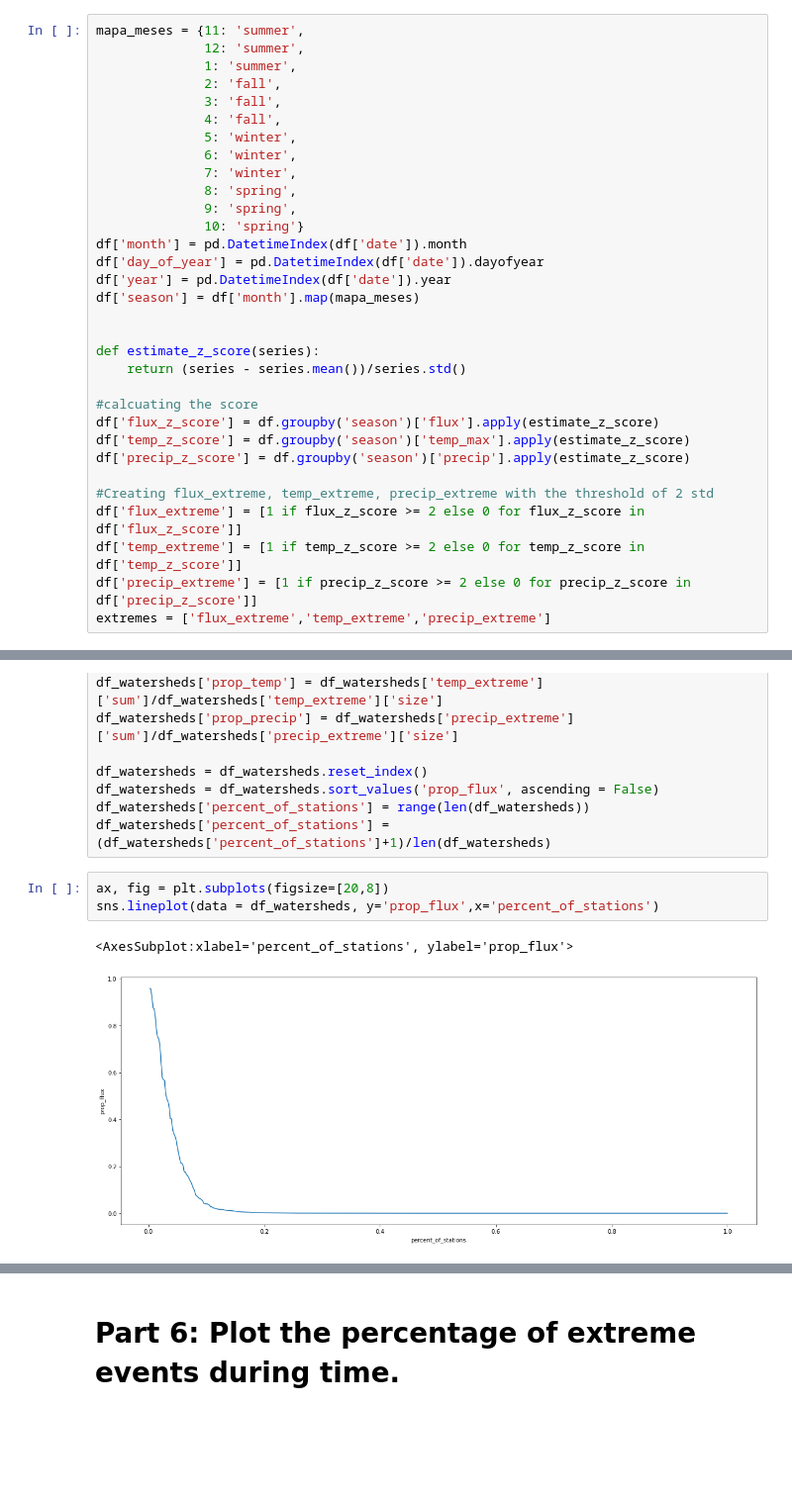
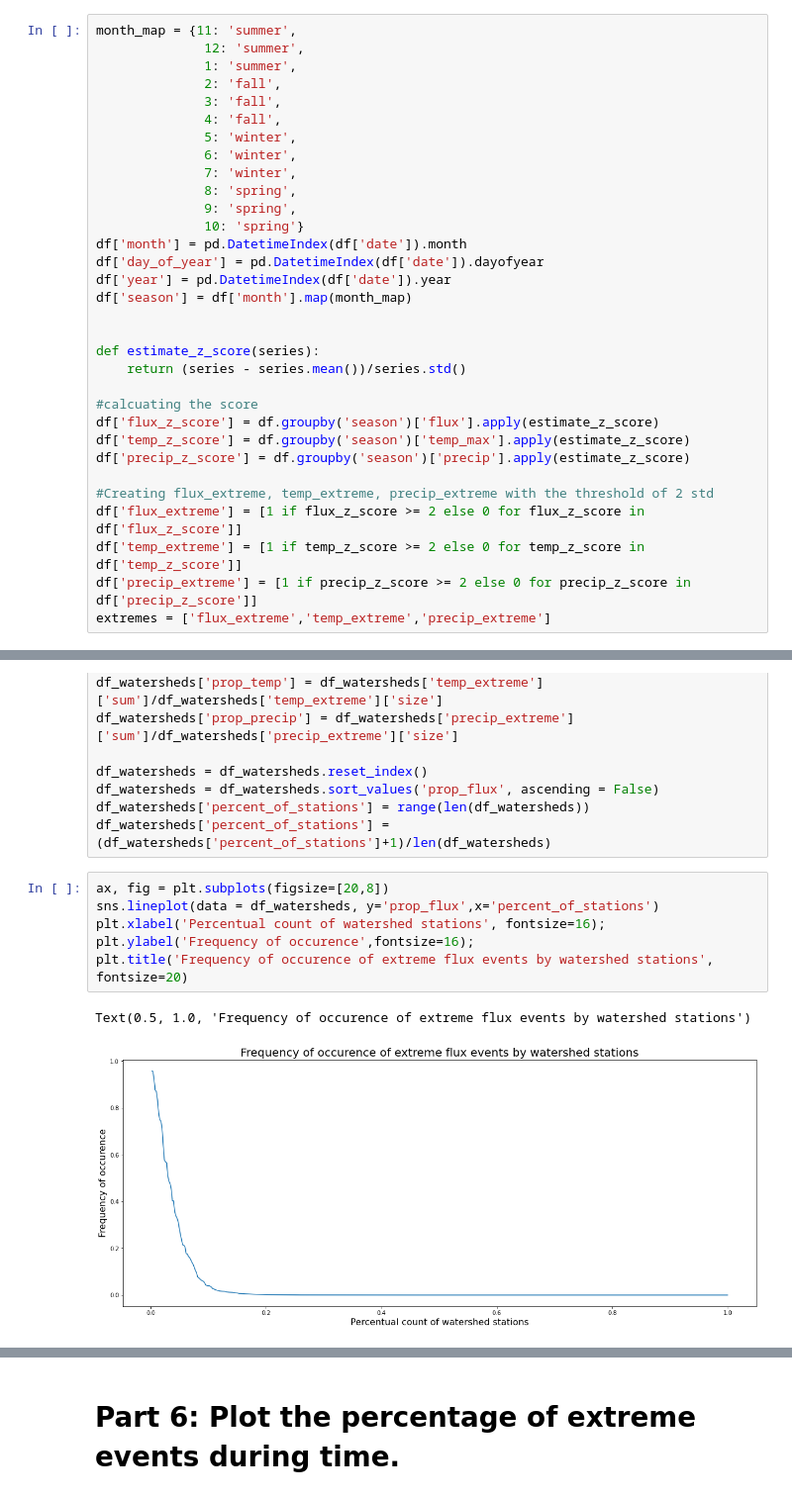
Before and after one commit to phabrahao/challenge_watershed, a Jupyter notebook: watershed_challenge_pedro_abrahao.ipynb, the cells around one changed output, grey strips where cells are left out. Shown at 99% size. Cells and saved outputs as stored; diff of their text form; blank space fills up the shorter version.

```diff
--- a/watershed_challenge_pedro_abrahao.ipynb
+++ b/watershed_challenge_pedro_abrahao.ipynb
@@ -250,7 +299,7 @@ One way to find extreme values is the z-score, that measures how far the value i
 
 A more robust way would be to have a rolling mean and std calculation
 # %%
-mapa_meses = {11: 'summer',
+month_map = {11: 'summer',
               12: 'summer',
               1: 'summer',
               2: 'fall',
@@ -265,7 +314,7 @@ mapa_meses = {11: 'summer',
 df['month'] = pd.DatetimeIndex(df['date']).month
 df['day_of_year'] = pd.DatetimeIndex(df['date']).dayofyear
 df['year'] = pd.DatetimeIndex(df['date']).year
-df['season'] = df['month'].map(mapa_meses)
+df['season'] = df['month'].map(month_map)
 
 
 def estimate_z_score(series):
@@ -296,6 +353,9 @@ df_watersheds['percent_of_stations'] = (df_watersheds['percent_of_stations']+1)/
 # %%
 ax, fig = plt.subplots(figsize=[20,8])
 sns.lineplot(data = df_watersheds, y='prop_flux',x='percent_of_stations')
+plt.xlabel('Percentual count of watershed stations', fontsize=16);
+plt.ylabel('Frequency of occurence',fontsize=16);
+plt.title('Frequency of occurence of extreme flux events by watershed stations', fontsize=20)
 # %% [output]
-<AxesSubplot:xlabel='percent_of_stations', ylabel='prop_flux'>
+Text(0.5, 1.0, 'Frequency of occurence of extreme flux events by watershed stations')
-[figure, old version]
+[figure, new version]
```
Also changed, not shown: parts of 35 cells of this notebook.
